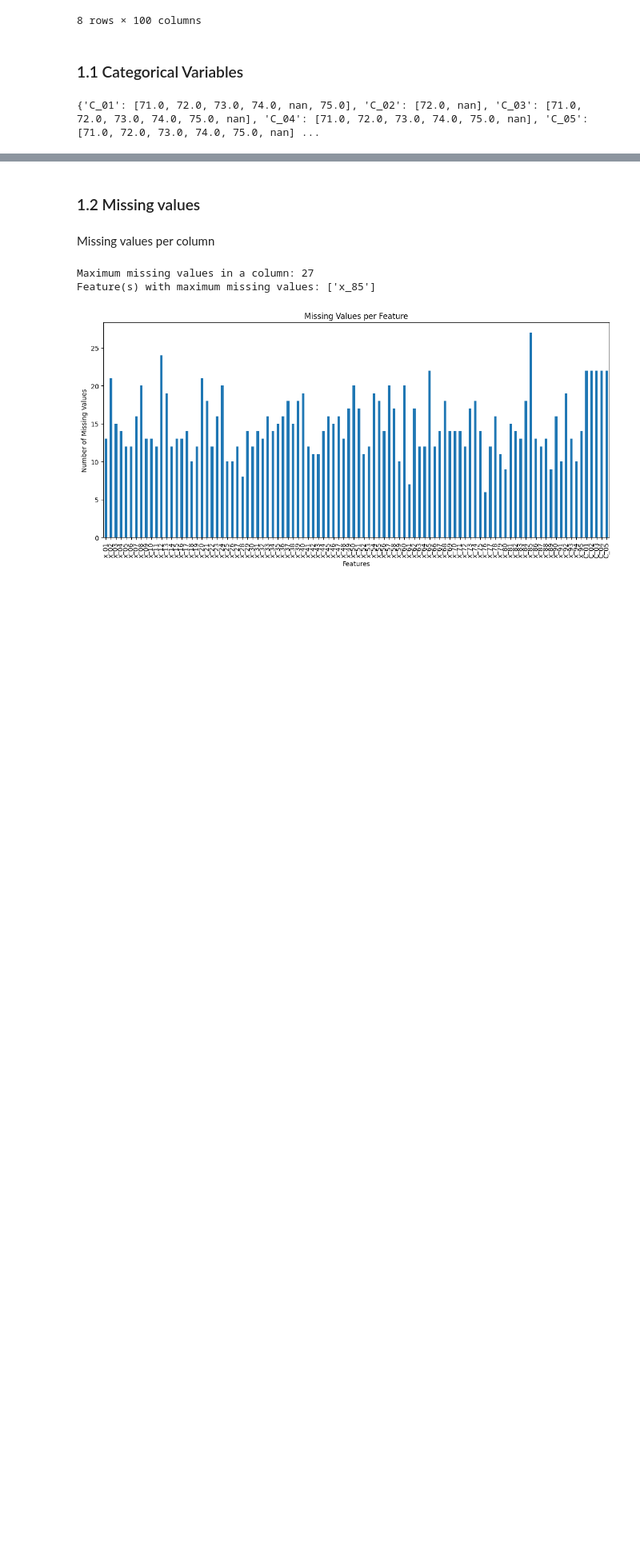
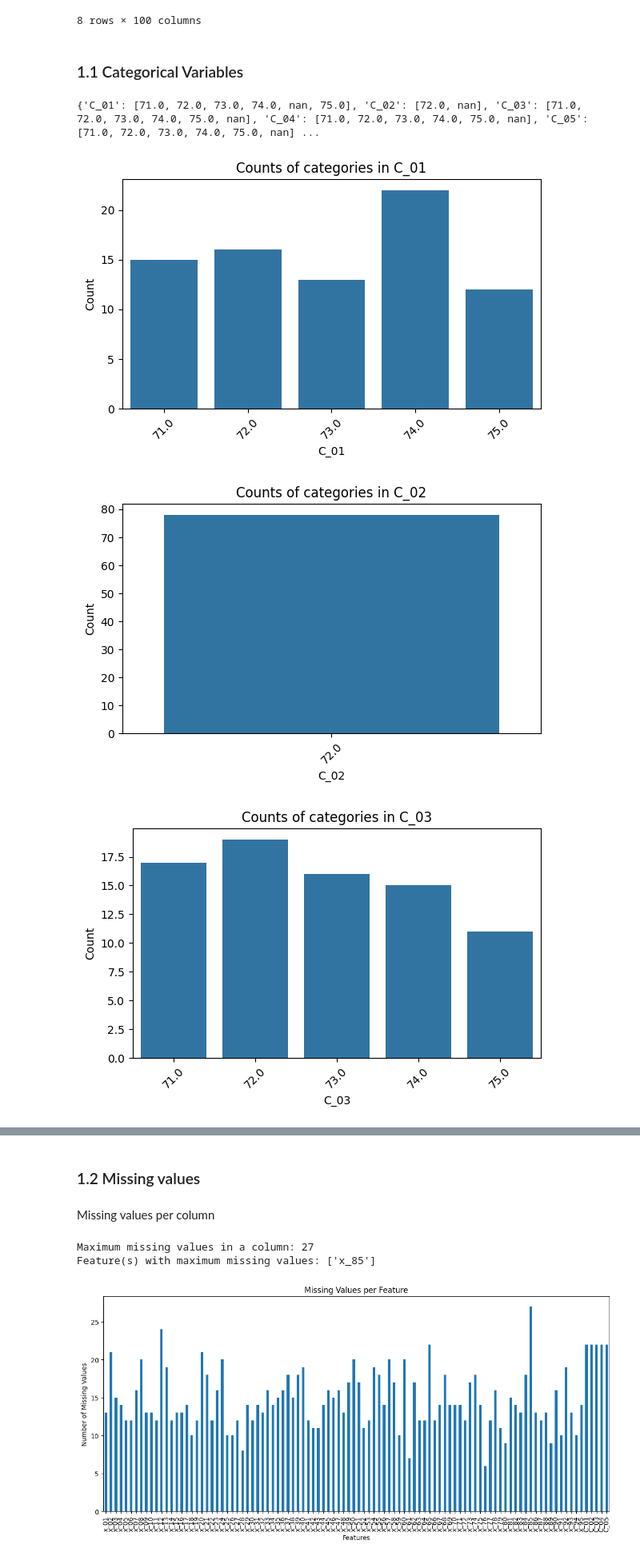
Before and after one commit to mariatmvendas/Case1_CompData, a Jupyter notebook: maria.ipynb, the cells around one changed output, grey strips where cells are left out. Shown at 80% size. Drawn from its saved outputs; the diff is of its cells as text; code cells hidden in the pictures; blank space fills up the shorter version.

```diff
--- a/maria.ipynb
+++ b/maria.ipynb
@@ -52,3 +73,21 @@ unique_values = {col: sorted(cat_data[col].astype(float).unique().tolist()) for
 print(unique_values)
 # %% [output]
 {'C_01': [71.0, 72.0, 73.0, 74.0, nan, 75.0], 'C_02': [72.0, nan], 'C_03': [71.0, 72.0, 73.0, 74.0, 75.0, nan], 'C_04': [71.0, 72.0, 73.0, 74.0, 75.0, nan], 'C_05': [71.0, 72.0, 73.0, 74.0, 75.0, nan] ...
+# %%
+import matplotlib.pyplot as plt
+import seaborn as sns
+
+# Loop over each categorical feature
+for col in cat_data.columns:
+    plt.figure(figsize=(6, 4))
+    sns.countplot(data=cat_data, x=col, order=sorted(cat_data[col].dropna().unique()))
+    plt.title(f"Counts of categories in {col}")
+    plt.xlabel(col)
+    plt.ylabel("Count")
+    plt.xticks(rotation=45)  # rotate x labels if too long
+    plt.tight_layout()
+    plt.show()
+# %% [output]
+[figure, added]
+[figure, added]
+[figure, added]
```
Also changed, not shown: parts of 16 cells of this notebook.
